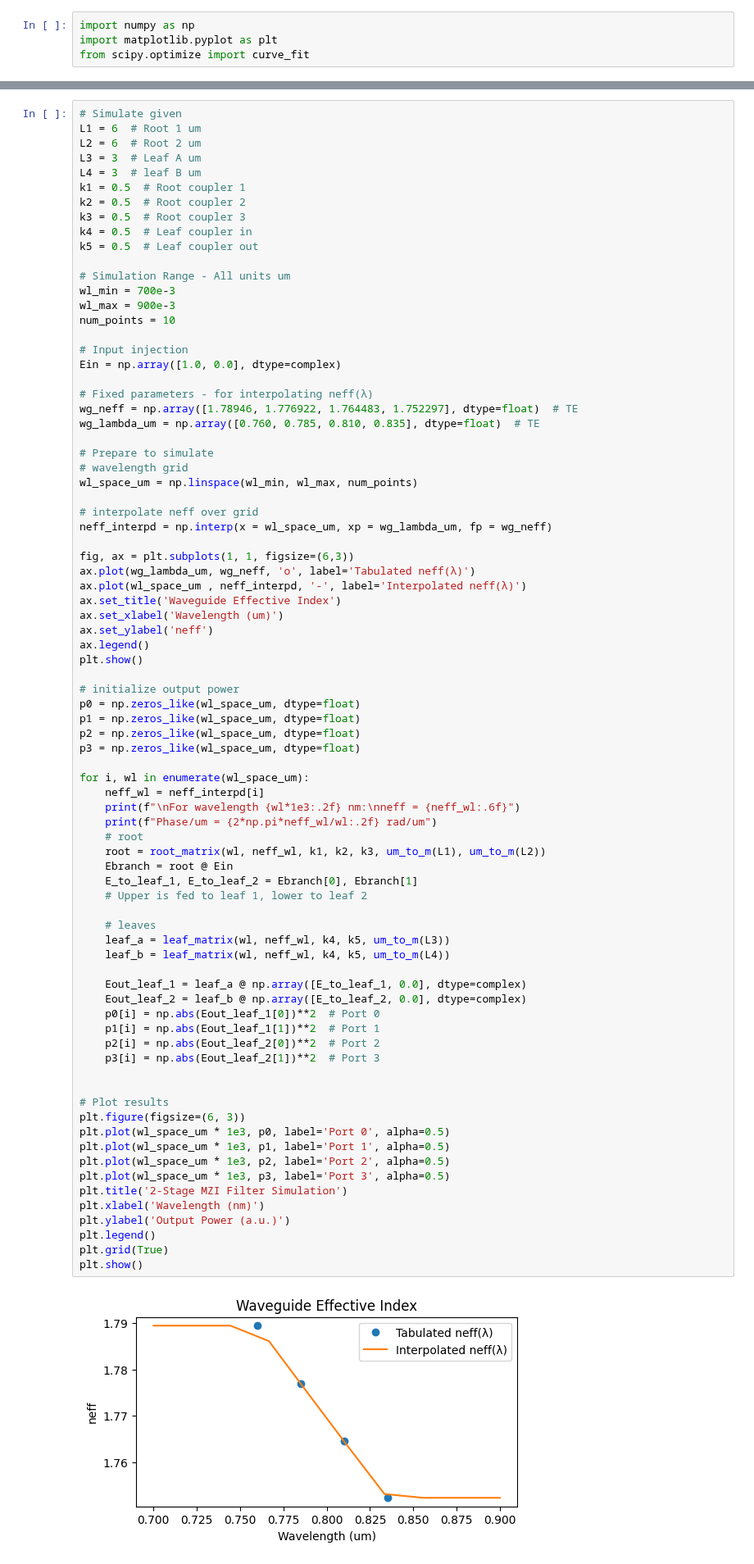
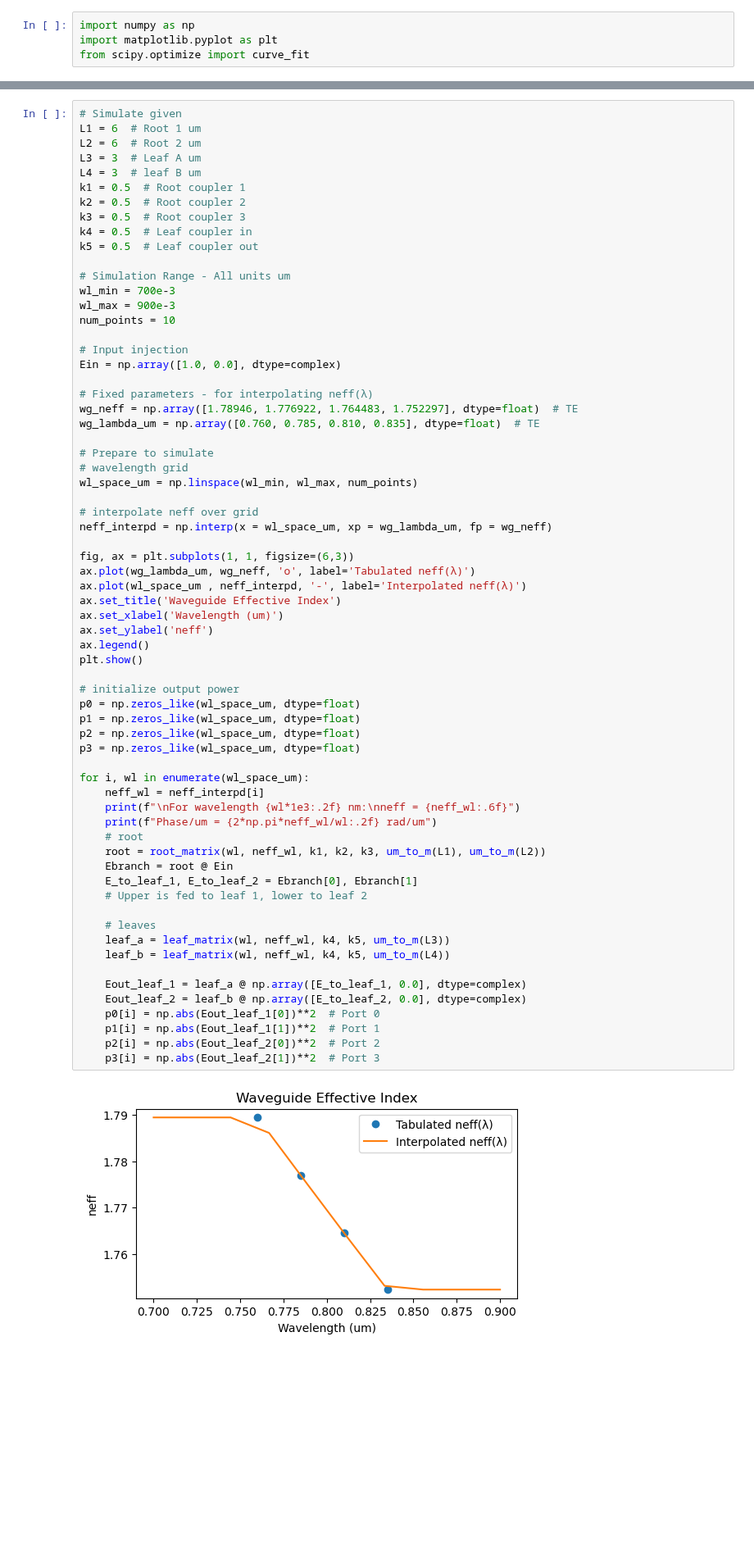
Before and after one commit to Ham0osh/wsl-photonics, a Jupyter notebook: filter_simulation.ipynb, the cells around one changed output, grey strips where cells are left out. Shown at 82% size. Drawn from its saved outputs; the diff is of its cells as text; blank space fills up the shorter version.

```diff
--- a/filter_simulation.ipynb
+++ b/filter_simulation.ipynb
@@ -103,48 +103,34 @@ ax.set_ylabel('neff')
 ax.legend()
 plt.show()
 
 # initialize output power
 p0 = np.zeros_like(wl_space_um, dtype=float)
 p1 = np.zeros_like(wl_space_um, dtype=float)
 p2 = np.zeros_like(wl_space_um, dtype=float)
 p3 = np.zeros_like(wl_space_um, dtype=float)
 
 for i, wl in enumerate(wl_space_um):
     neff_wl = neff_interpd[i]
     print(f"\nFor wavelength {wl*1e3:.2f} nm:\nneff = {neff_wl:.6f}")
     print(f"Phase/um = {2*np.pi*neff_wl/wl:.2f} rad/um")
     # root
     root = root_matrix(wl, neff_wl, k1, k2, k3, um_to_m(L1), um_to_m(L2))
     Ebranch = root @ Ein
     E_to_leaf_1, E_to_leaf_2 = Ebranch[0], Ebranch[1]
     # Upper is fed to leaf 1, lower to leaf 2
 
     # leaves
     leaf_a = leaf_matrix(wl, neff_wl, k4, k5, um_to_m(L3))
     leaf_b = leaf_matrix(wl, neff_wl, k4, k5, um_to_m(L4))
 
     Eout_leaf_1 = leaf_a @ np.array([E_to_leaf_1, 0.0], dtype=complex)
     Eout_leaf_2 = leaf_b @ np.array([E_to_leaf_2, 0.0], dtype=complex)
     p0[i] = np.abs(Eout_leaf_1[0])**2  # Port 0
     p1[i] = np.abs(Eout_leaf_1[1])**2  # Port 1
     p2[i] = np.abs(Eout_leaf_2[0])**2  # Port 2
     p3[i] = np.abs(Eout_leaf_2[1])**2  # Port 3
-
-
-# Plot results
-plt.figure(figsize=(6, 3))
-plt.plot(wl_space_um * 1e3, p0, label='Port 0', alpha=0.5)
-plt.plot(wl_space_um * 1e3, p1, label='Port 1', alpha=0.5)
-plt.plot(wl_space_um * 1e3, p2, label='Port 2', alpha=0.5)
-plt.plot(wl_space_um * 1e3, p3, label='Port 3', alpha=0.5)
-plt.title('2-Stage MZI Filter Simulation')
-plt.xlabel('Wavelength (nm)')
-plt.ylabel('Output Power (a.u.)')
-plt.legend()
-plt.grid(True)
-plt.show()
 # %% [output]
-[figure, old version]
+[figure, new version]
 For wavelength 700.00 nm:
 neff = 1.789460
 Phase/um = 16.06 rad/um
```
Also changed, not shown: parts of 3 cells of this notebook, 5 other files.
